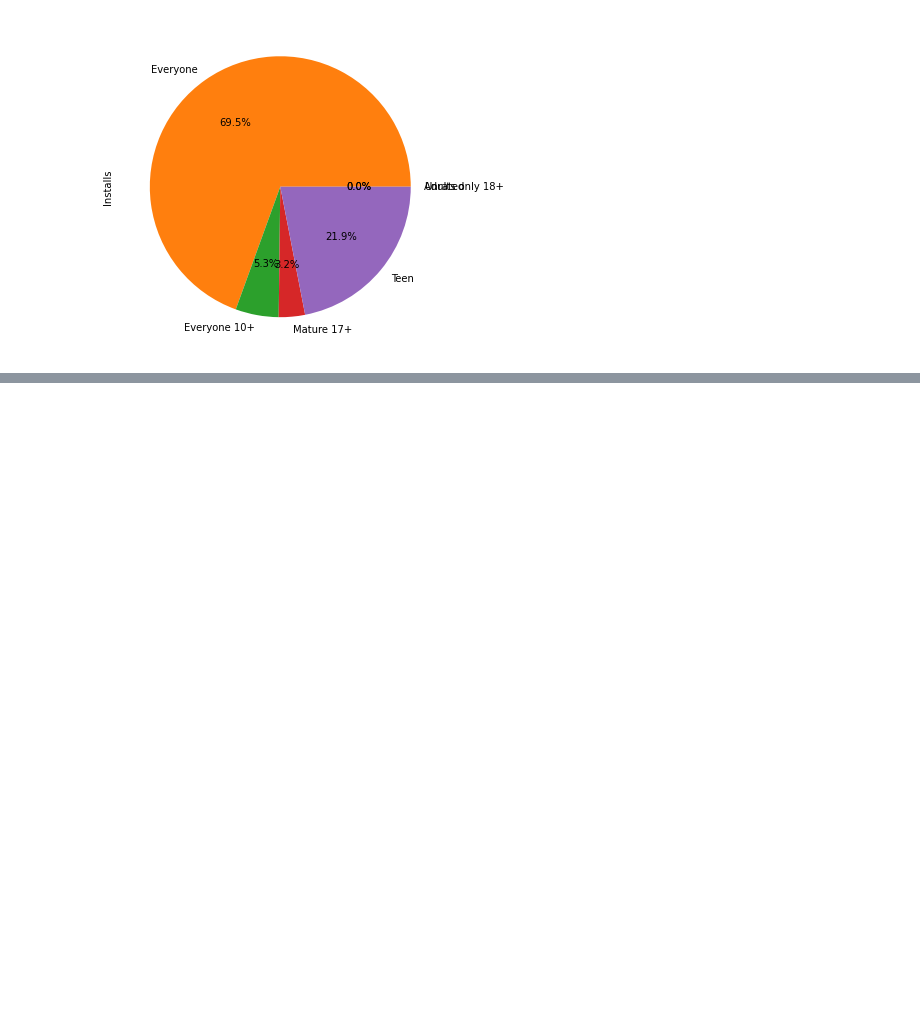
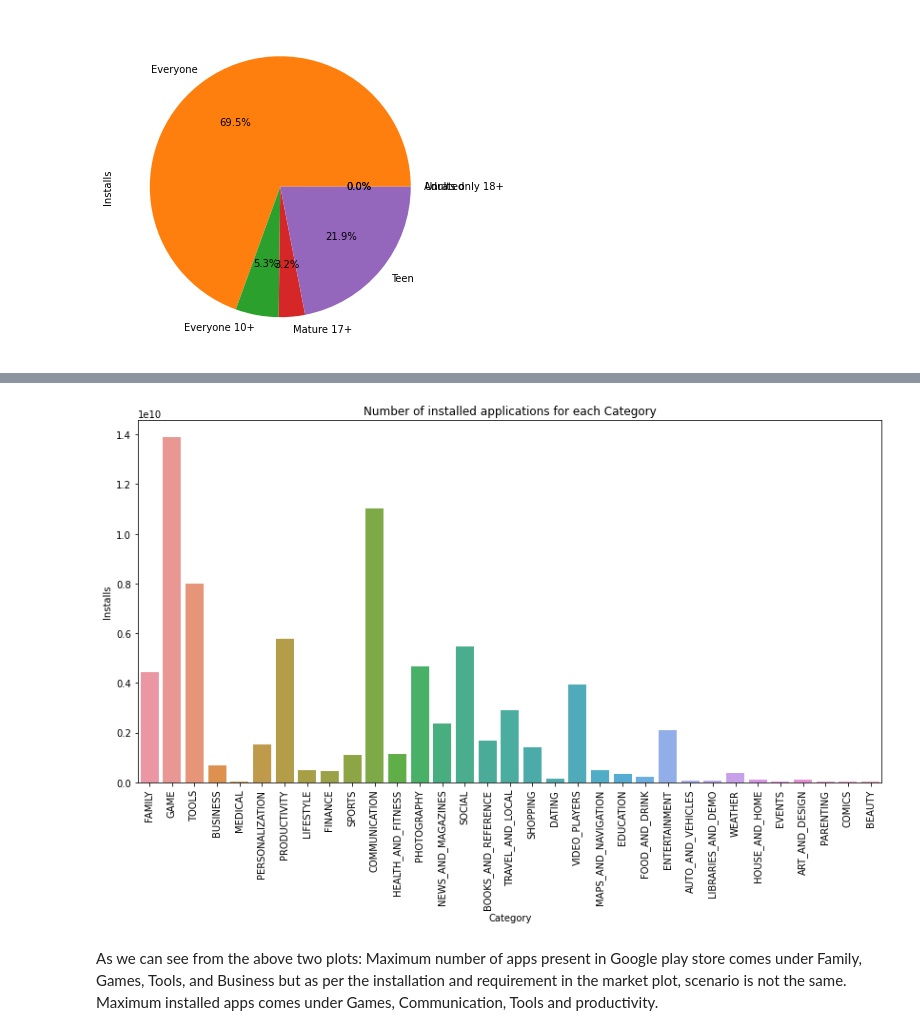
Before and after one commit to pranjaljha25/play_store_data_analysi-EDA-, a Jupyter notebook: Play_Store_App_Review_Analysis_Capstone_Project.ipynb, the cells around one changed output, grey strips where cells are left out. Cells and saved outputs as stored; diff of their text form; code cells hidden in the pictures; blank space fills up the shorter version.

```diff
--- a/Play_Store_App_Review_Analysis_Capstone_Project.ipynb
+++ b/Play_Store_App_Review_Analysis_Capstone_Project.ipynb
@@ -716,0 +766,20 @@ From the above Heatmap it can be concluded that sentiment subjectivity is not al
+# %%
+#Which are the Ctegories that are getting installed the most
+top_category = df.Category.value_counts().reset_index().rename(columns={'Category':'Count','index':'Category'})
+category_installs = df.groupby(['Category'])[['Installs']].sum()
+top_category_installs = pd.merge(top_category, category_installs, on='Category')
+top_20_category_installs = top_category_installs
+# %%
+#plotting the graph
+plt.figure(figsize=(14,7))
+plt.xticks(rotation=90)
+plt.xlabel("Category")
+plt.ylabel("Installs")
+plt.title("Number of installed applications for each Category")
+sns.barplot(top_20_category_installs.Category, top_20_category_installs.Installs)
+plt.show()
+#1e10=10^10 (Ten Raised to the power 10)
+# %% [output]
+[figure, added]
+# %% [markdown]
+As we can see from the above two plots: Maximum number of apps present in Google play store comes under Family, Games, Tools, and Business but as per the installation and requirement in the market plot, scenario is not the same. Maximum installed apps comes under Games, Communication, Tools and productivity.
```
Also changed, not shown: parts of 5 cells of this notebook.
